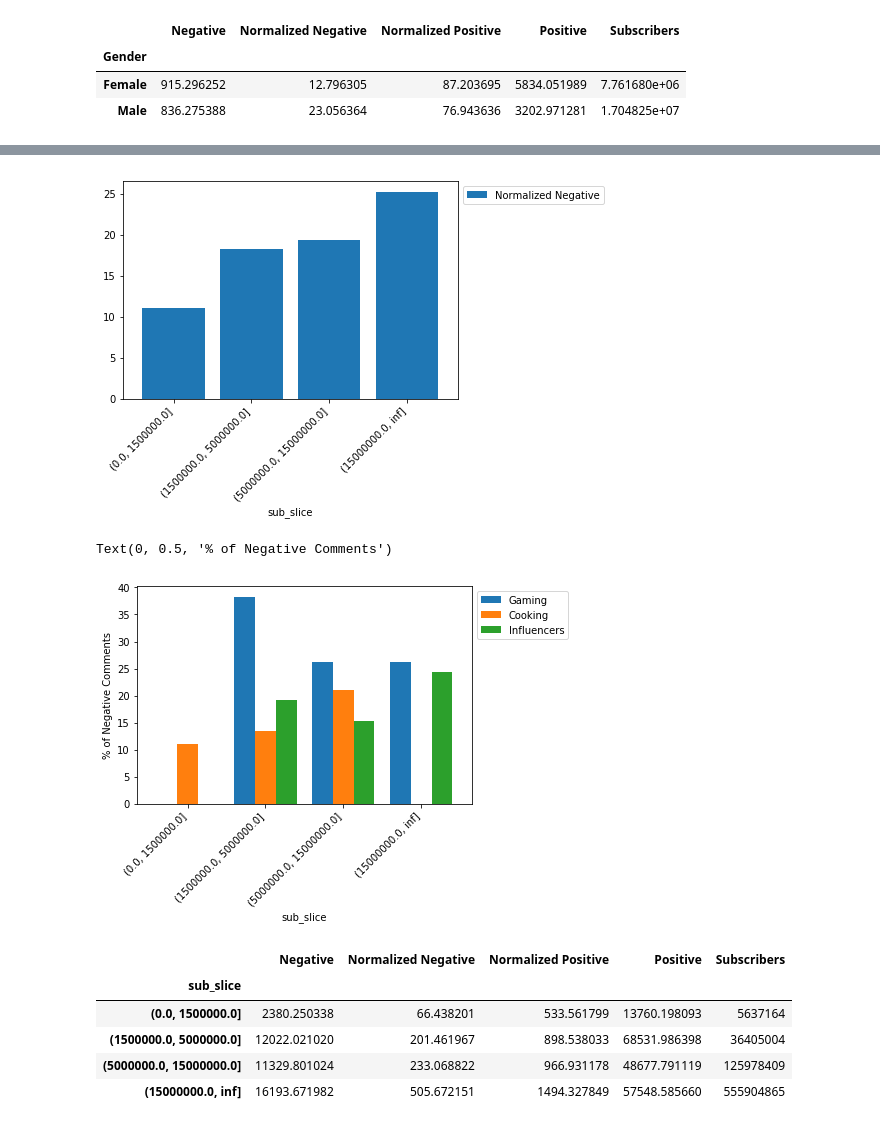
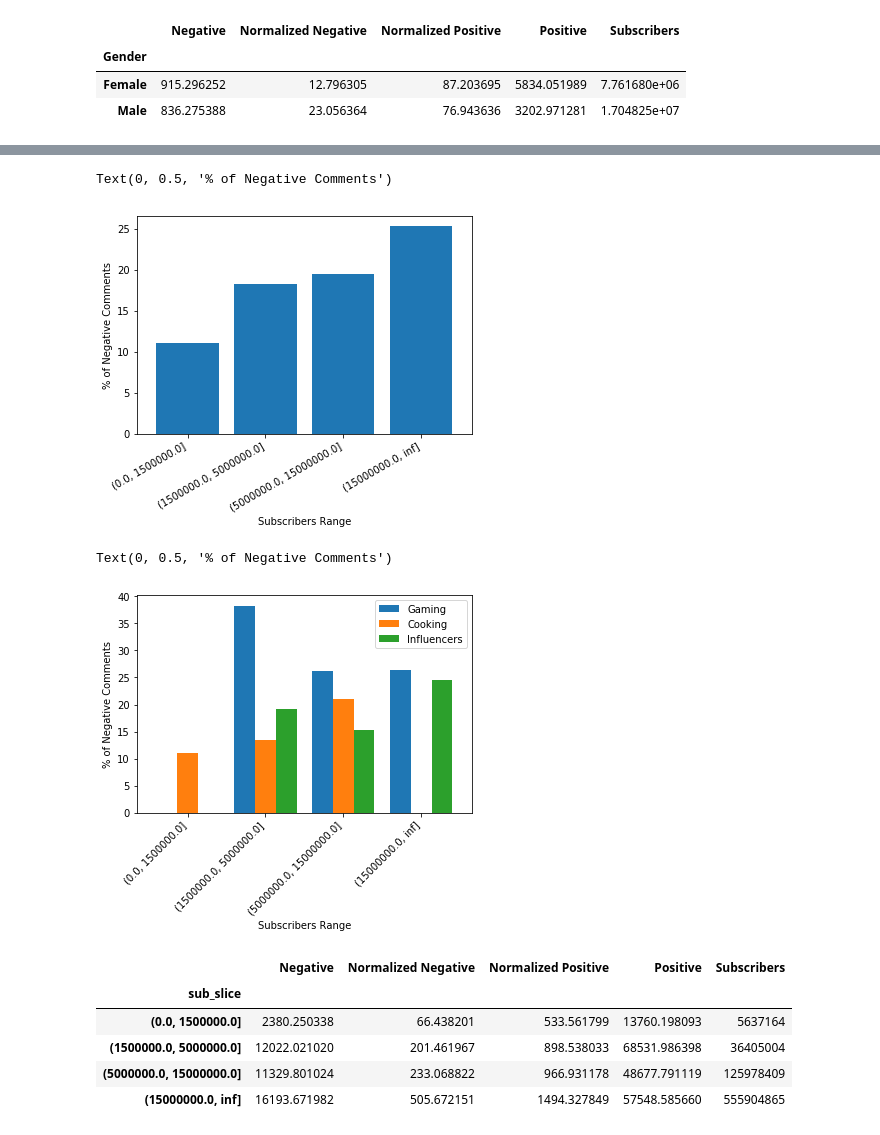
Before and after one commit to jivers-ucsd/ECE-229-Project---Group-7, a Jupyter notebook: plotting/graph influencers.ipynb, the cells around one changed output, grey strips where cells are left out. Drawn from its saved outputs; the diff is of its cells as text; code cells hidden in the pictures.

```diff
--- a/plotting/graph influencers.ipynb
+++ b/plotting/graph influencers.ipynb
@@ -278,7 +282,7 @@ with_subs
 | MichellePhan | Influencers | Female | 1099.524511 | 11.613145 | 88.386855 | 8368.406071 | 8892970 |
 | lady16makeup | Influencers | Female | 328.604022 | 26.123391 | 73.876609 | 929.287906 | 23751755 |
 # %%
-with_subs['sub_slice'] = pd.cut(with_subs['Subscribers'], [0, 1500000, 5000000, 15000000, float('inf')])
+with_subs['Subscribers Range'] = pd.cut(with_subs['Subscribers'], [0, 1500000, 5000000, 15000000, float('inf')])
 # %%
 with_subs
 # %% [output]
@@ -301,11 +305,13 @@ with_subs
 | lady16makeup | Influencers | Female | 328.604022 | 26.123391 | 73.876609 | 929.287906 | 23751755 | ... |
 # %%
 #vs category
-d2 = with_subs.groupby(by=['sub_slice']).mean()
+d2 = with_subs.groupby(by=['Subscribers Range']).mean()
 
-ax = d2.plot.bar(y=['Normalized Negative'],width = 0.8,rot=45)
+ax = d2.plot.bar(y=['Normalized Negative'],width = 0.8,rot=30)
 ax.set_xticklabels(ax.get_xticklabels(),ha='right');
-ax.legend(loc='upper left', bbox_to_anchor=(1,1));
+ax.get_legend().remove()
+ax.set_ylabel("% of Negative Comments")
 # %% [output]
+Text(0, 0.5, '% of Negative Comments')
-[figure, old version]
+[figure, new version]
 # %%
@@ -314,11 +320,11 @@ d2.set_index('sub_slice', inplace=True)
 # %%
 ax = d2.plot.bar(y=['Gaming', 'Cooking', 'Influencers'],width = 0.8,rot=45)
 ax.set_xticklabels(ax.get_xticklabels(),ha='right')
-ax.legend(loc='upper left', bbox_to_anchor=(1,1))
+ax.legend(loc='best', bbox_to_anchor=(1,1))
 ax.set_ylabel('% of Negative Comments')
 # %% [output]
 Text(0, 0.5, '% of Negative Comments')
-[figure, old version]
+[figure, new version]
 # %%
 #vs category
 d2 = with_subs.groupby(by=['sub_slice']).sum()
```
Also changed, not shown: parts of 4 cells of this notebook.
